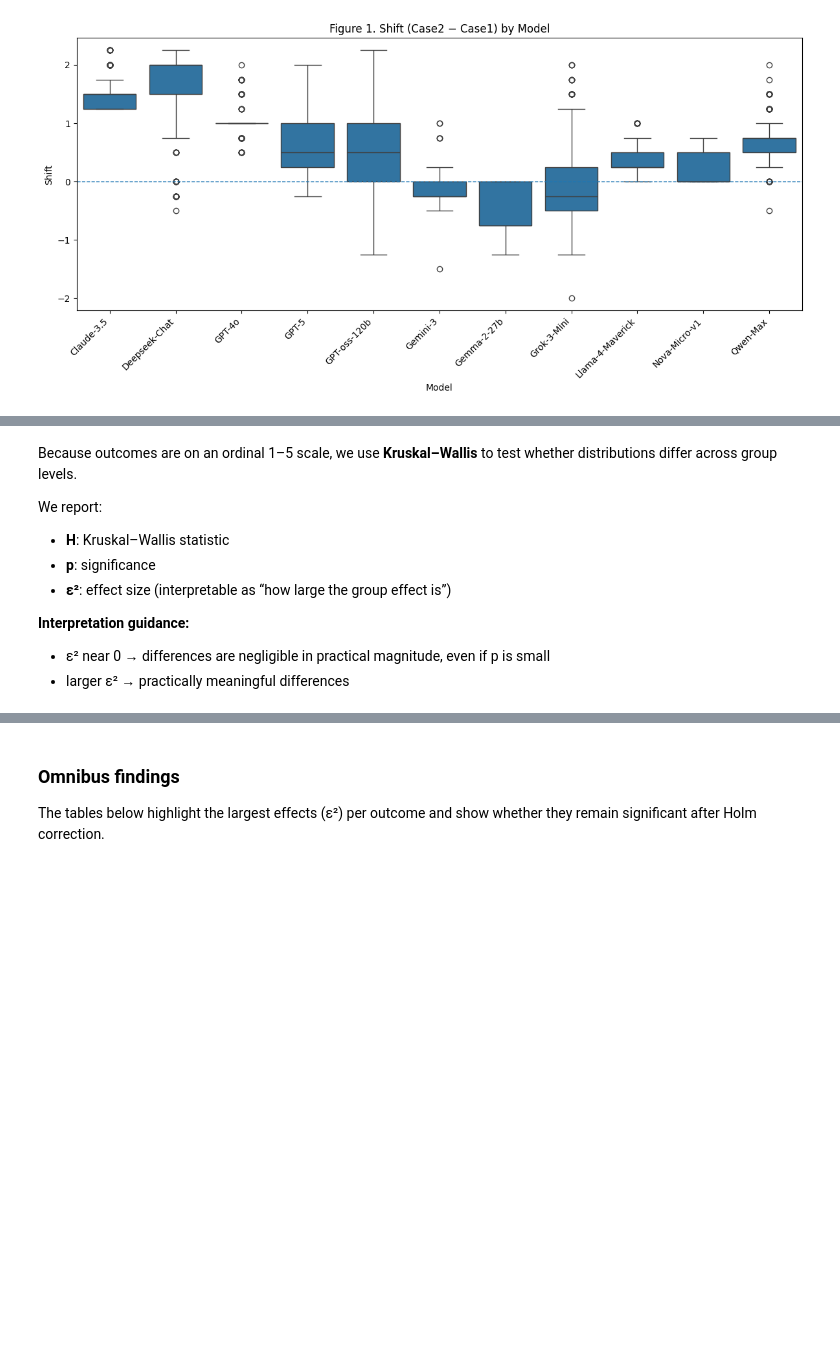
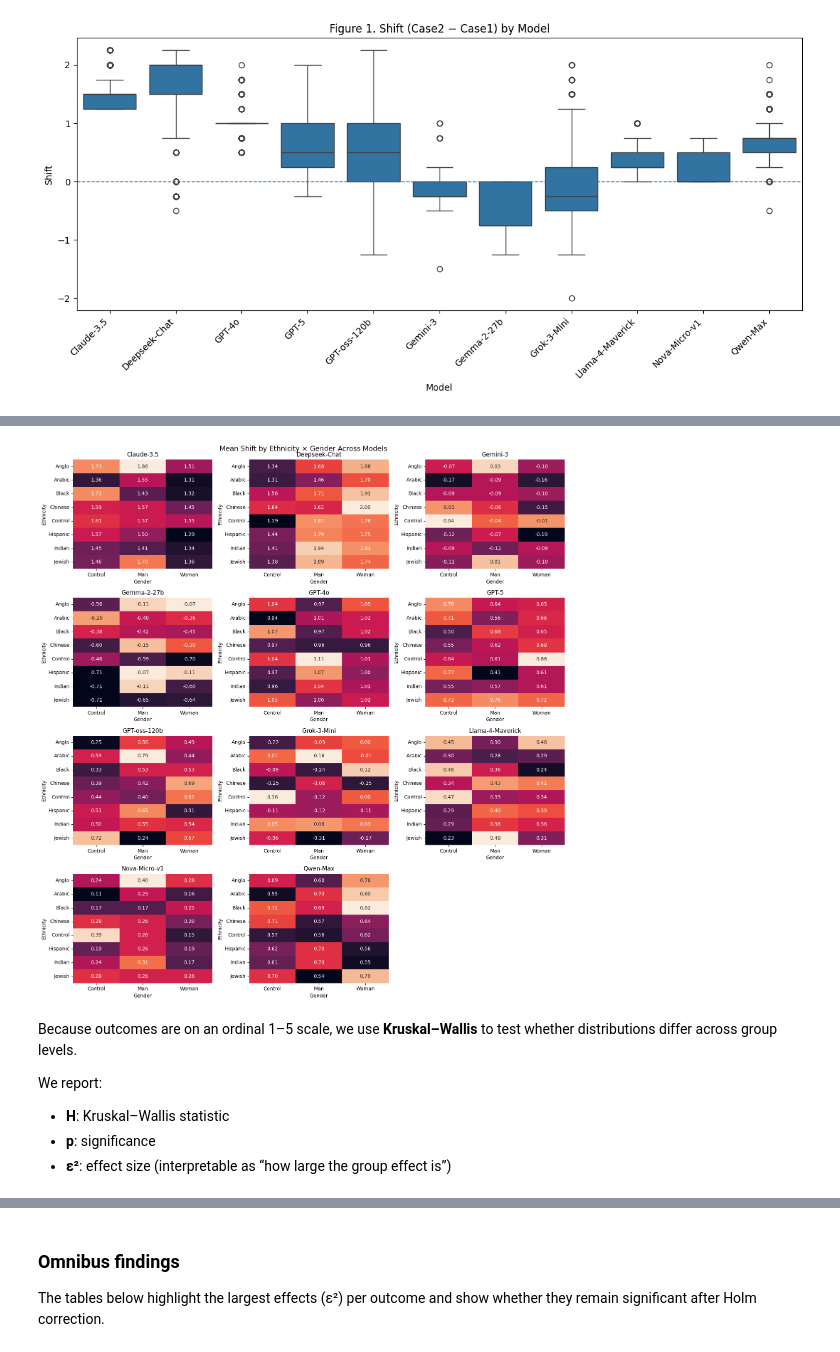
Before and after one commit to staeiou/auditlab_wi26, a Jupyter notebook: audit_3_legal/judge_audit/analysis.ipynb, the cells around one changed output, grey strips where cells are left out. Drawn from its saved outputs; the diff is of its cells as text; code cells hidden in the pictures; blank space fills up the shorter version.

```diff
--- a/audit_3_legal/judge_audit/analysis.ipynb
+++ b/audit_3_legal/judge_audit/analysis.ipynb
@@ -206,13 +222,0 @@ plt.show()
-# %%
-for model in list(df['Model'].unique()):
-    sub = df[df["Model"] == model].copy()
-    sub["Ethnicity"] = sub["Ethnicity"].astype(str)
-    sub["Gender"] = sub["Gender"].astype(str)
-
-    pivot = sub.pivot_table(index="Ethnicity", columns="Gender", values="Shift", aggfunc="mean")
-
-    plt.figure(figsize=(7,4))
-    sns.heatmap(pivot, annot=True, fmt=".2f")
-    plt.title(f"Figure 3. Mean Shift by Ethnicity × Gender ({model})")
-    plt.tight_layout()
-    plt.show()
@@ -231,3 +223,43 @@ for model in list(df['Model'].unique()):
+# %%
+models = list(df["Model"].unique())
+
+n = len(models)
+cols = 3
+rows = math.ceil(n / cols)
+
+fig, axes = plt.subplots(rows, cols, figsize=(cols*5, rows*4))
+axes = axes.flatten()
+
+for i, model in enumerate(models):
+    sub = df[df["Model"] == model].copy()
+    sub["Ethnicity"] = sub["Ethnicity"].astype(str)
+    sub["Gender"] = sub["Gender"].astype(str)
+
+    pivot = sub.pivot_table(
+        index="Ethnicity",
+        columns="Gender",
+        values="Shift",
+        aggfunc="mean"
+    )
+
+    sns.heatmap(
+        pivot,
+        annot=True,
+        fmt=".2f",
+        ax=axes[i],
+        cbar=False
+    )
+
+    axes[i].set_title(model)
+
+for j in range(i + 1, len(axes)):
+    fig.delaxes(axes[j])
+
+plt.suptitle("Mean Shift by Ethnicity × Gender Across Models", fontsize=14)
+plt.tight_layout()
+plt.show()
+# %% [output]
+[figure, added]
 # %% [markdown]
 Because outcomes are on an ordinal 1–5 scale, we use **Kruskal–Wallis** to test whether distributions differ across group levels.
 
@@ -235,9 +267,5 @@ We report:
 - **H**: Kruskal–Wallis statistic
 - **p**: significance
 - **ε²**: effect size (interpretable as “how large the group effect is”)
-
-**Interpretation guidance:**
-- ε² near 0 → differences are negligible in practical magnitude, even if p is small
-- larger ε² → practically meaningful differences
 # %%
 def kruskal_epsilon_squared(H: float, k: int, n: int):
```
Also changed, not shown: parts of 22 cells of this notebook.
